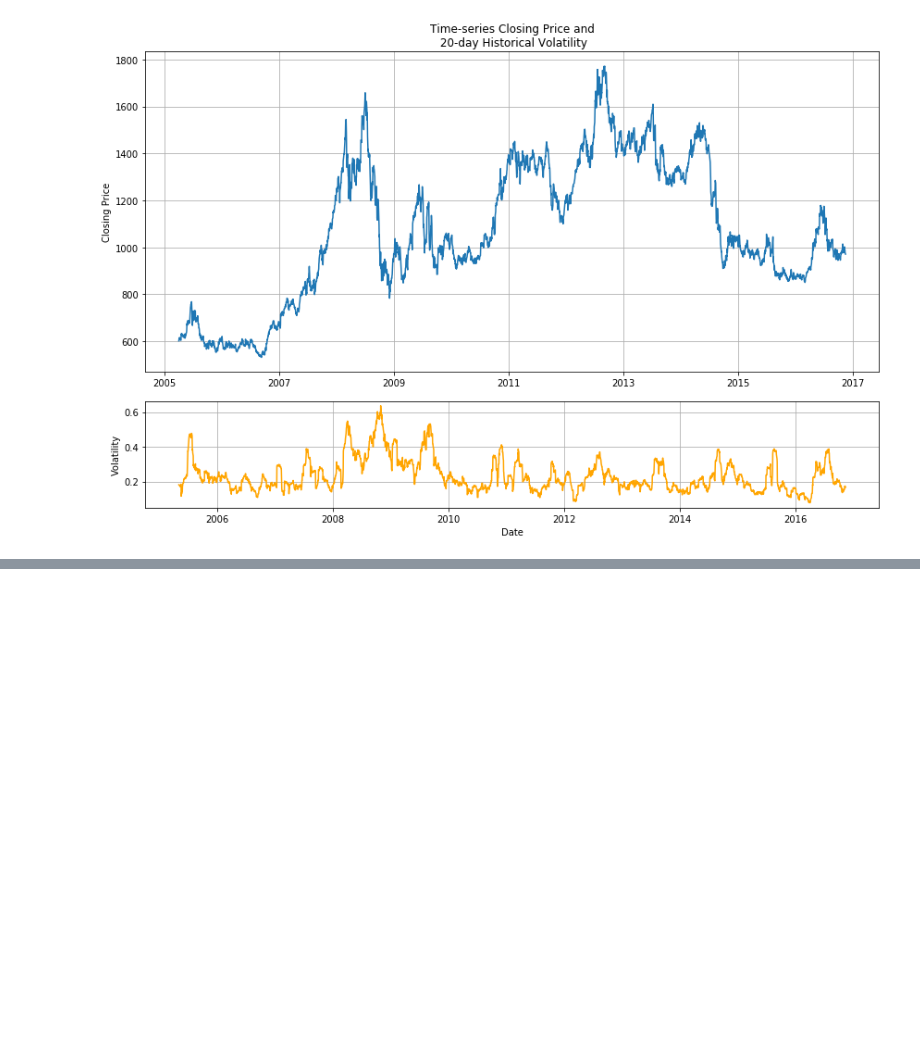
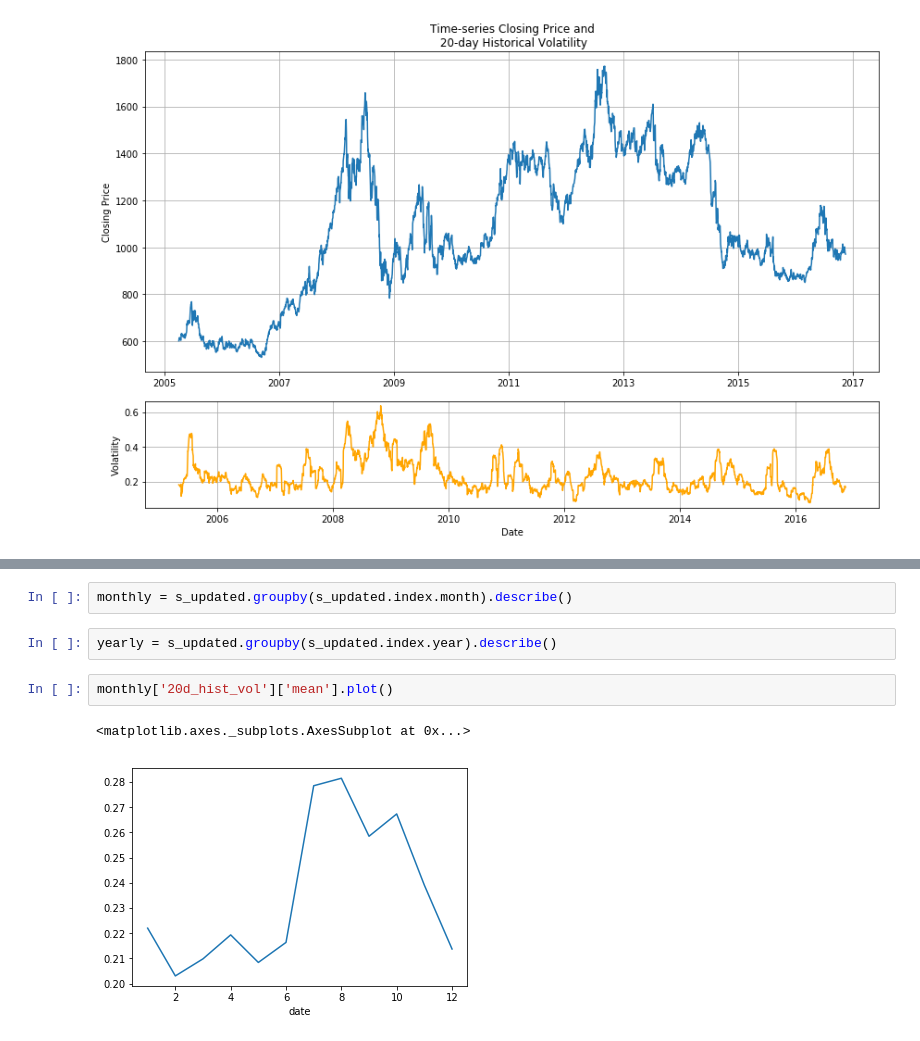
Before and after one commit to franko003/Commodity_TS_Analysis, a Jupyter notebook: notebooks/data_exploration.ipynb, the cells around one changed output, grey strips where cells are left out. Drawn from its saved outputs; the diff is of its cells as text; blank space fills up the shorter version.

```diff
--- a/notebooks/data_exploration.ipynb
+++ b/notebooks/data_exploration.ipynb
@@ -274,0 +288,9 @@ plot_ts(s_updated)
+# %%
+monthly = s_updated.groupby(s_updated.index.month).describe()
+# %%
+yearly = s_updated.groupby(s_updated.index.year).describe()
+# %%
+monthly['20d_hist_vol']['mean'].plot()
+# %% [output]
+<matplotlib.axes._subplots.AxesSubplot at 0x...>
+[figure, added]
```
Also changed, not shown: parts of 10 cells of this notebook.
